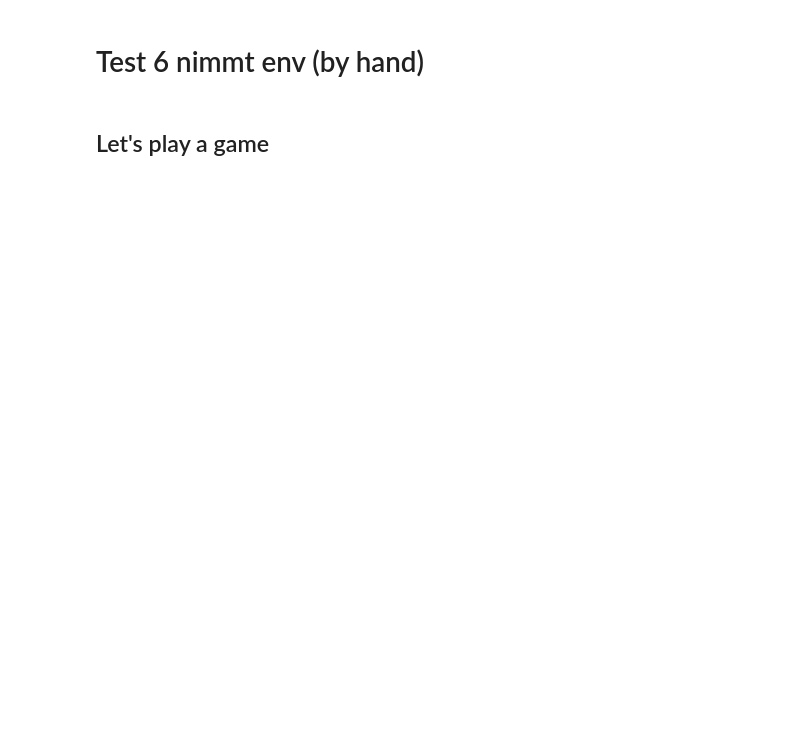
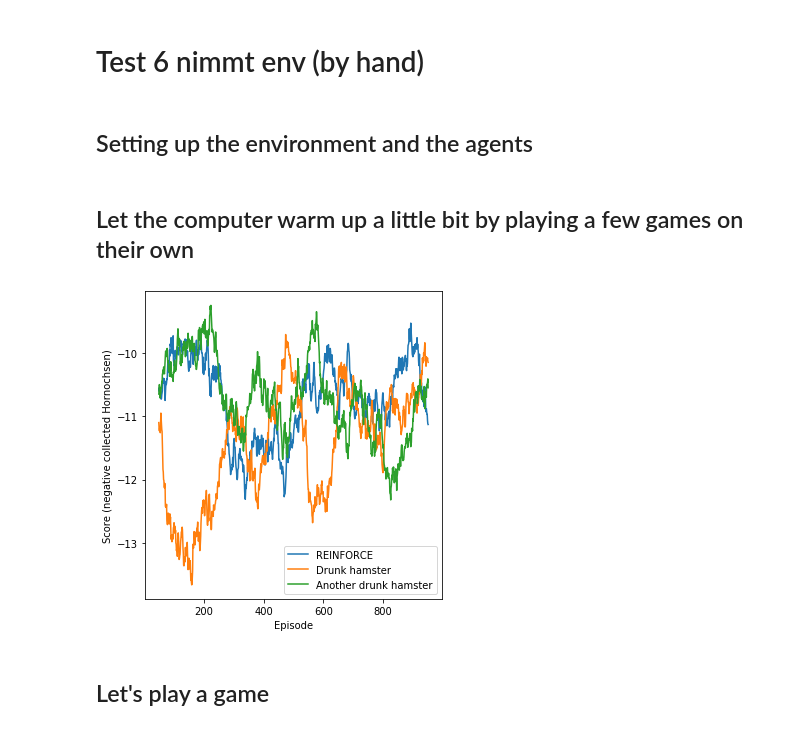
Before and after one commit to johannbrehmer/rl-6-nimmt, a Jupyter notebook: experiments/test_env.ipynb, the cells around one changed output. Cells and saved outputs as stored; diff of their text form; code cells hidden in the pictures; blank space fills up the shorter version.

Commit message:
Human vs hamster vs REINFORCE

```diff
--- a/experiments/test_env.ipynb
+++ b/experiments/test_env.ipynb
@@ -14,5 +16,49 @@ logging.basicConfig(format="%(message)s",level=logging.DEBUG)
 for name in logging.root.manager.loggerDict:
     if not "rl_6_nimmt" in name:
         logging.getLogger(name).setLevel(logging.WARNING)
+# %% [markdown]
+## Setting up the environment and the agents
+# %%
+env = SechsNimmtEnv(num_players=3)
+
+reinforce = MaskedReinforceAgent(env)
+reinforce.train()
+
+hamster1 = DrunkHamster(env)
+hamster2 = DrunkHamster(env)
+
+johann = Human(env, name="Johann")
+# %% [markdown]
+## Let the computer warm up a little bit by playing a few games on their own
+# %%
+session = GameSession(env, reinforce, hamster1, hamster2)
+
+num_episodes = 1000
+for _ in tqdm(range(num_episodes)):
+    session.play_game(render=False)
+# %%
+results = np.array(session.results)
+
+def plot_running_mean(x, n=100, **kwargs):
+    cumsum = np.cumsum(np.insert(x, 0, 0))
+    running_mean = (cumsum[n:] - cumsum[:-n]) / n
+    plt.plot(np.arange(n / 2.0, len(x) + 1 - n / 2.0), running_mean, **kwargs)
+
+
+plt.figure(figsize=(5,5))
+
+plot_running_mean(results[:,0], label="REINFORCE")
+plot_running_mean(results[:,1], label="Drunk hamster")
+plot_running_mean(results[:,2], label="Another drunk hamster")
+
+plt.legend()
+
+plt.xlabel("Episode")
+plt.ylabel("Score (negative collected Hornochsen)")
+
+plt.tight_layout()
+plt.show()
+# %% [output]
+[figure, added]
 # %% [markdown]
 ## Let's play a game
```
Also changed, not shown: parts of 4 cells of this notebook, 4 other files.
